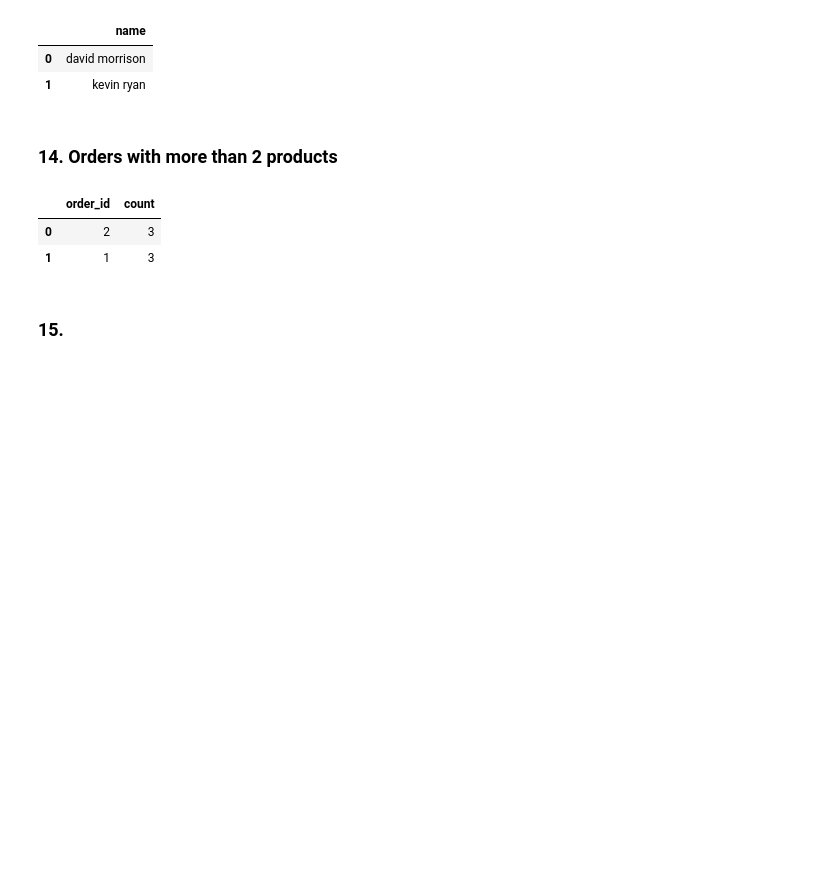
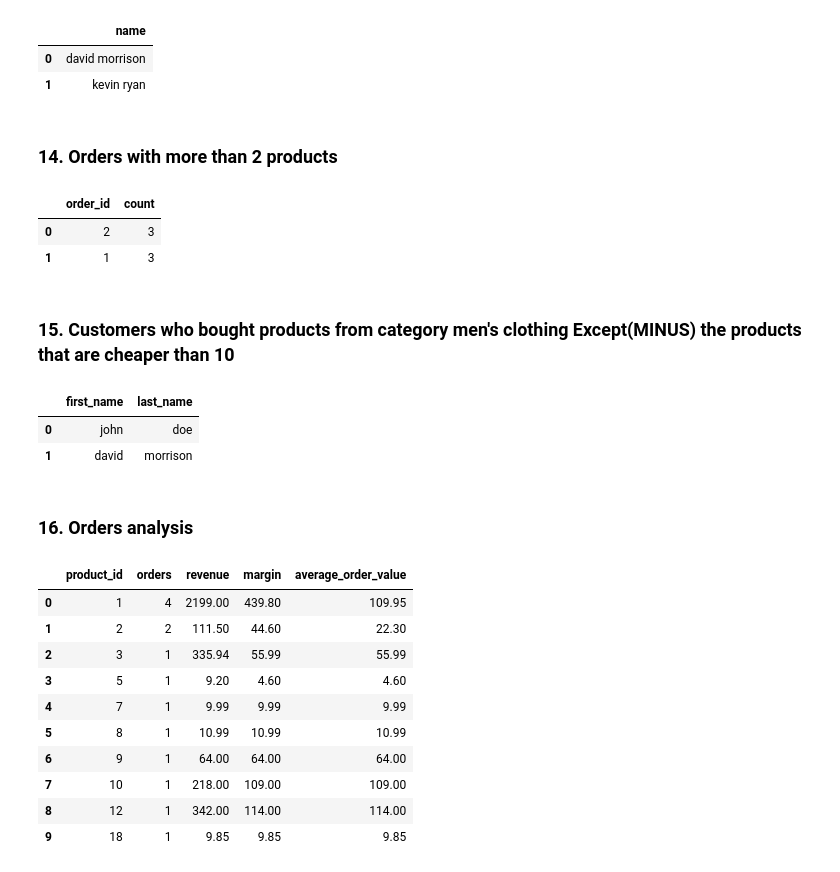
Before and after one commit to LiwaaAudi/database-design-project, a Jupyter notebook: queries.ipynb, the cells around one changed output. Cells and saved outputs as stored; diff of their text form; code cells hidden in the pictures; blank space fills up the shorter version.

```diff
--- a/queries.ipynb
+++ b/queries.ipynb
@@ -253,5 +253,61 @@ psql.read(Q14)
 |  | order_id | count |
 | 0 | 2 | 3 |
 | 1 | 1 | 3 |
-# %% [markdown]
-### 15.
+# %% [markdown]
+### 15. Customers who bought products from category men's clothing Except(MINUS) the products that are cheaper than 10
+# %%
+Q15 = '''
+        select distinct first_name, last_name
+        from customers c
+            inner join orders o on c.customer_id = o.customer_id
+            inner join lineitems l on o.order_id = l.order_id
+            left join products p on l.product_id = p.product_id
+        where p.category_id = (
+            select category_id
+            from categories c2
+            where category_id = 3
+        )
+        except
+        select first_name, last_name
+        from customers c
+            inner join orders o on c.customer_id = o.customer_id
+            inner join lineitems l on o.order_id = l.order_id
+            left join products p on l.product_id = p.product_id
+        where p.price < 10;
+      '''
+psql.read(Q15)
+# %% [output]
+|  | first_name | last_name |
+| 0 | john | doe |
+| 1 | david | morrison |
+# %% [markdown]
+### 16. Orders analysis
+# %%
+Q16 = '''
+        select
+            product_id,
+            count (distinct order_id)  orders,
+            sum (price * quantity)  revenue,
+            sum (price) margin,
+            avg (price) average_order_value
+        from lineitems
+        where
+            order_id between 1 and 10
+        group by
+            1
+        order by
+            2 desc;
+    '''
+psql.read(Q16)
+# %% [output]
+|  | product_id | orders | revenue | margin | average_order_value |
+| 0 | 1 | 4 | 2199.00 | 439.80 | 109.95 |
+| 1 | 2 | 2 | 111.50 | 44.60 | 22.30 |
+| 2 | 3 | 1 | 335.94 | 55.99 | 55.99 |
+| 3 | 5 | 1 | 9.20 | 4.60 | 4.60 |
+| 4 | 7 | 1 | 9.99 | 9.99 | 9.99 |
+| 5 | 8 | 1 | 10.99 | 10.99 | 10.99 |
+| 6 | 9 | 1 | 64.00 | 64.00 | 64.00 |
+| 7 | 10 | 1 | 218.00 | 109.00 | 109.00 |
+| 8 | 12 | 1 | 342.00 | 114.00 | 114.00 |
+| 9 | 18 | 1 | 9.85 | 9.85 | 9.85 |
```
Also changed, not shown: parts of 7 cells of this notebook, 1 other file.
